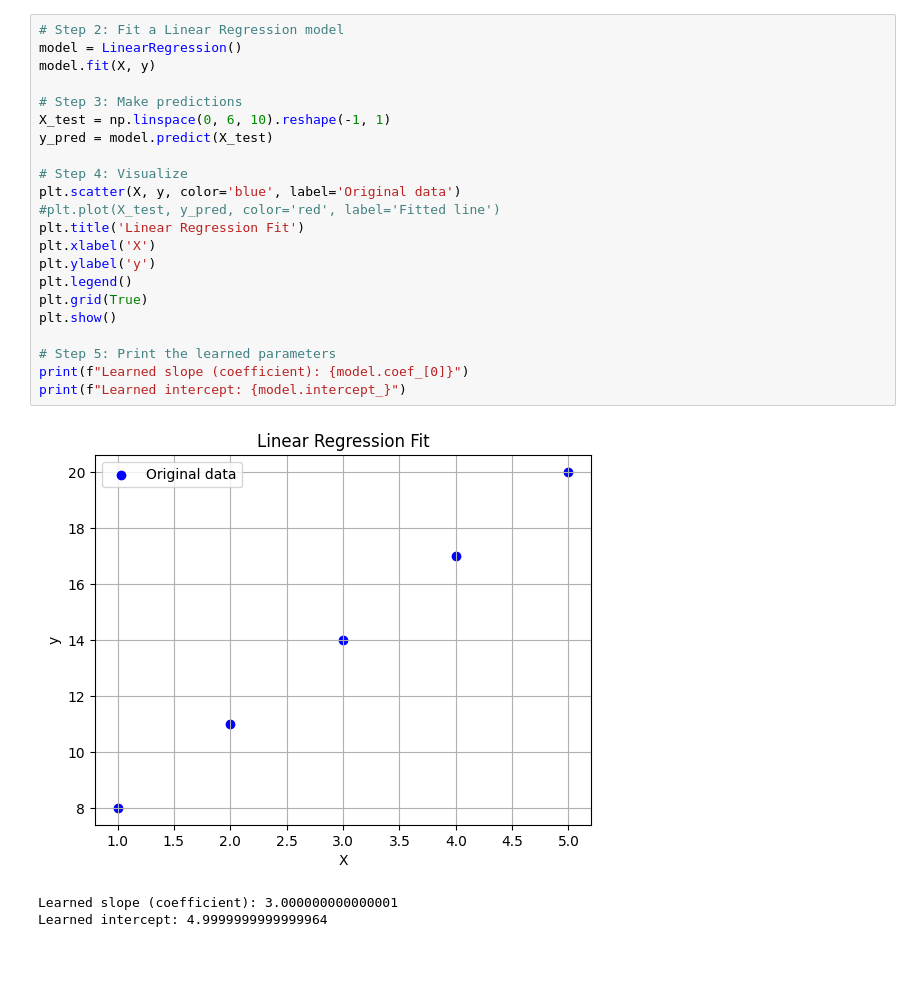
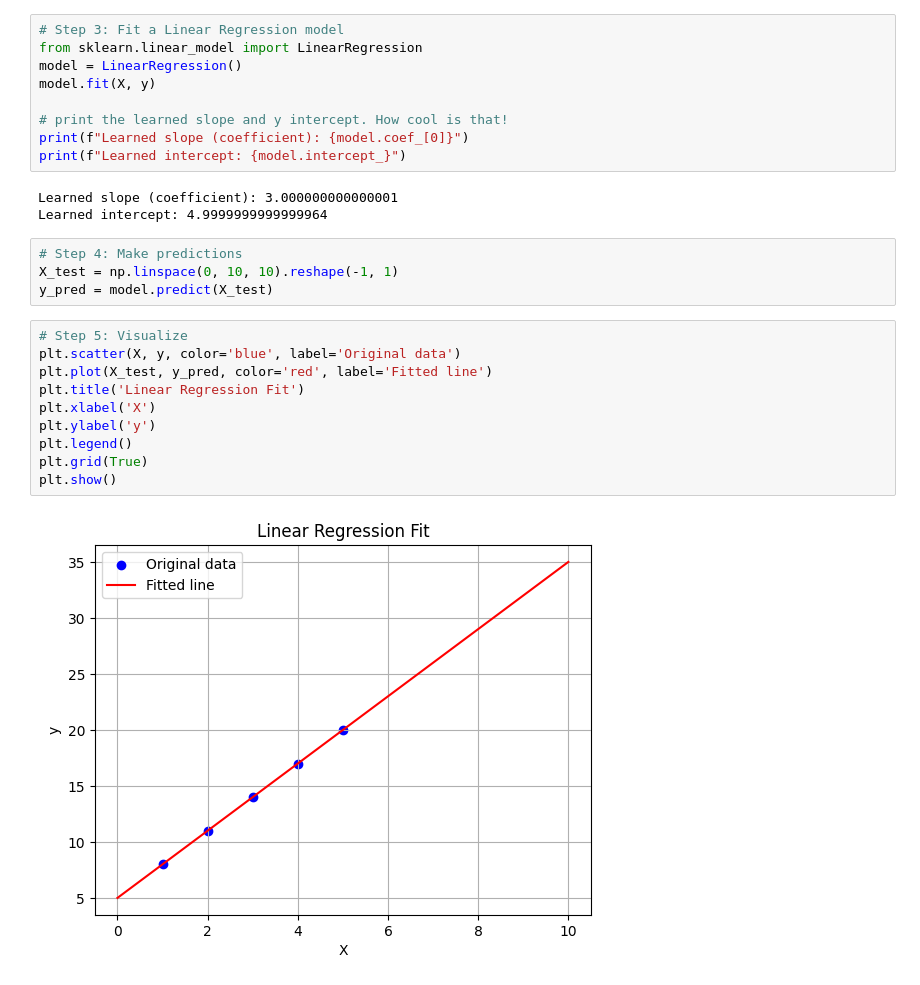
Before and after one commit to pvlakshm/AIML, a Jupyter notebook: Learn-a-line.ipynb, the cells around one changed output. Saved outputs shown, nothing was run; the diff lists cells and outputs as text; blank space fills up the shorter version.

Commit message:
Added plots.

```diff
--- a/Learn-a-line.ipynb
+++ b/Learn-a-line.ipynb
@@ -26,26 +26,28 @@ array([ 8, 11, 14, 17, 20])
+# %%
+# Step 3: Fit a Linear Regression model
+from sklearn.linear_model import LinearRegression
+model = LinearRegression()
+model.fit(X, y)
+
+# print the learned slope and y intercept. How cool is that!
+print(f"Learned slope (coefficient): {model.coef_[0]}")
+print(f"Learned intercept: {model.intercept_}")
+# %% [output]
+Learned slope (coefficient): 3.000000000000001
+Learned intercept: 4.9999999999999964
+# %%
+# Step 4: Make predictions
+X_test = np.linspace(0, 10, 10).reshape(-1, 1)
+y_pred = model.predict(X_test)
 # %%
-# Step 2: Fit a Linear Regression model
-model = LinearRegression()
-model.fit(X, y)
-
-# Step 3: Make predictions
-X_test = np.linspace(0, 6, 10).reshape(-1, 1)
-y_pred = model.predict(X_test)
-
-# Step 4: Visualize
+# Step 5: Visualize
 plt.scatter(X, y, color='blue', label='Original data')
-#plt.plot(X_test, y_pred, color='red', label='Fitted line')
+plt.plot(X_test, y_pred, color='red', label='Fitted line')
 plt.title('Linear Regression Fit')
 plt.xlabel('X')
 plt.ylabel('y')
 plt.legend()
 plt.grid(True)
 plt.show()
-
-# Step 5: Print the learned parameters
-print(f"Learned slope (coefficient): {model.coef_[0]}")
-print(f"Learned intercept: {model.intercept_}")
 # %% [output]
-[figure, old version]
+[figure, new version]
-Learned slope (coefficient): 3.000000000000001
-Learned intercept: 4.9999999999999964
```
Also changed, not shown: parts of 3 cells of this notebook.
